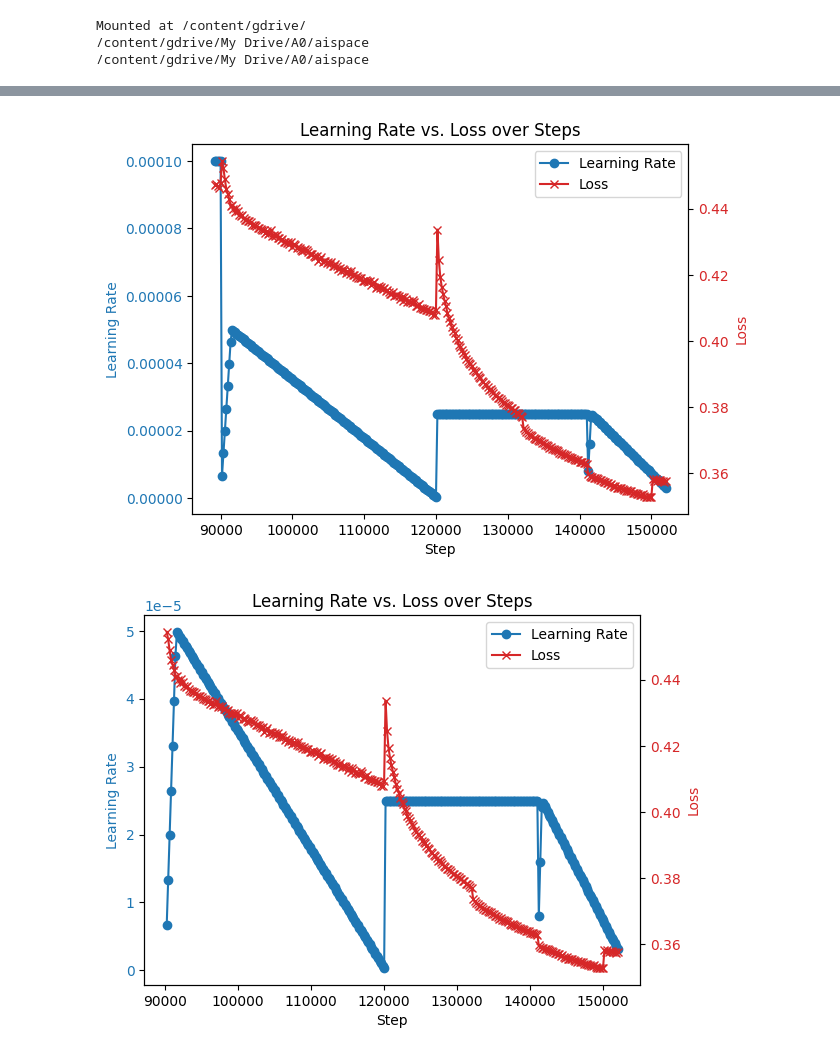
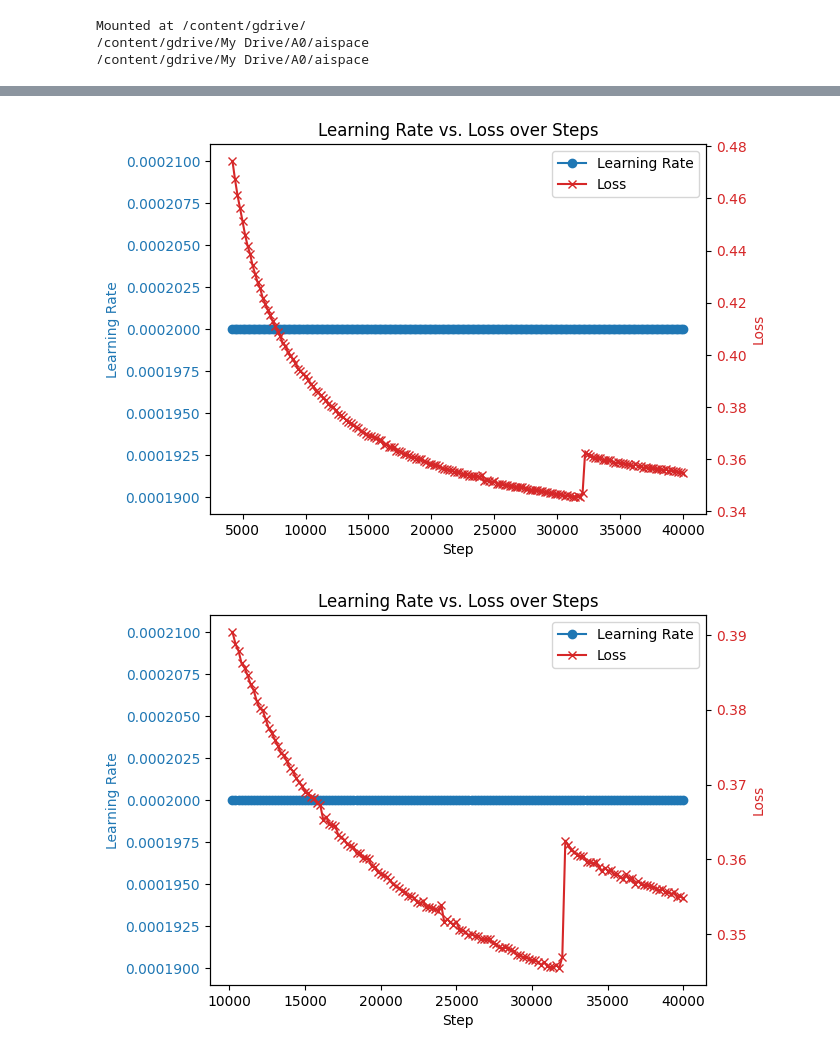
Before and after one commit to koyacolab/aispace, a Jupyter notebook: plot_state.ipynb, the cells around one changed output, grey strips where cells are left out. Cells and saved outputs as stored; diff of their text form; code cells hidden in the pictures.

```diff
--- a/plot_state.ipynb
+++ b/plot_state.ipynb
@@ -39,7 +39,7 @@ os.chdir("..")
 import json
 
 chkpt_list = [30000, 30000, 30000, 30000, 12000, 9000, 11000]
-# chkpt_list = [30000, 12000, 9000, 11000]
+chkpt_list = [8000, 8000, 8000, 16000, ] #8000, 8000, 13000]
 
 !pwd
 
@@ -47,7 +47,7 @@ learning_rates_all = []
 losses_all = []
 steps_all = [0,]
 for ii, chkpt in enumerate(chkpt_list):  # range(4):
-    json_file = f'./A0[float]/run[{ii}]/checkpoint-{chkpt}/trainer_state.json'
+    json_file = f'./A0[optim_sophia]/run[{ii}]/checkpoint-{chkpt}/trainer_state.json'
     # json_file = f'./A0[float]/run[{ii}]/checkpoint-30000/trainer_state.json'
     # json_file = f'./checkpoint-25000/trainer_state.json'
     # Open the JSON file for reading
@@ -143,9 +131,9 @@ def plot_state(steps_all, learning_rates_all, losses_all):
     plt.title('Learning Rate vs. Loss over Steps')
     plt.show()
 
-
+plot_state(steps_all[:], learning_rates_all[:], losses_all[:])
 plot_state(steps_all[10:], learning_rates_all[10:], losses_all[10:])
-plot_state(steps_all[245:], learning_rates_all[245:], losses_all[245:])
-plot_state(steps_all[445:], learning_rates_all[445:], losses_all[445:])
-plot_state(steps_all[450:], learning_rates_all[450:], losses_all[450:])
+plot_state(steps_all[20:], learning_rates_all[20:], losses_all[20:])
+plot_state(steps_all[50:], learning_rates_all[50:], losses_all[50:])
+plot_state(steps_all[100:], learning_rates_all[100:], losses_all[100:])
 # %% [output]
@@ -154,2 +142,2 @@ plot_state(steps_all[450:], learning_rates_all[450:], losses_all[450:])
-[figure, old version]
+[figure, new version]
-[figure, old version]
+[figure, new version]
```
Also changed, not shown: parts of 2 cells of this notebook, 3 other files.
